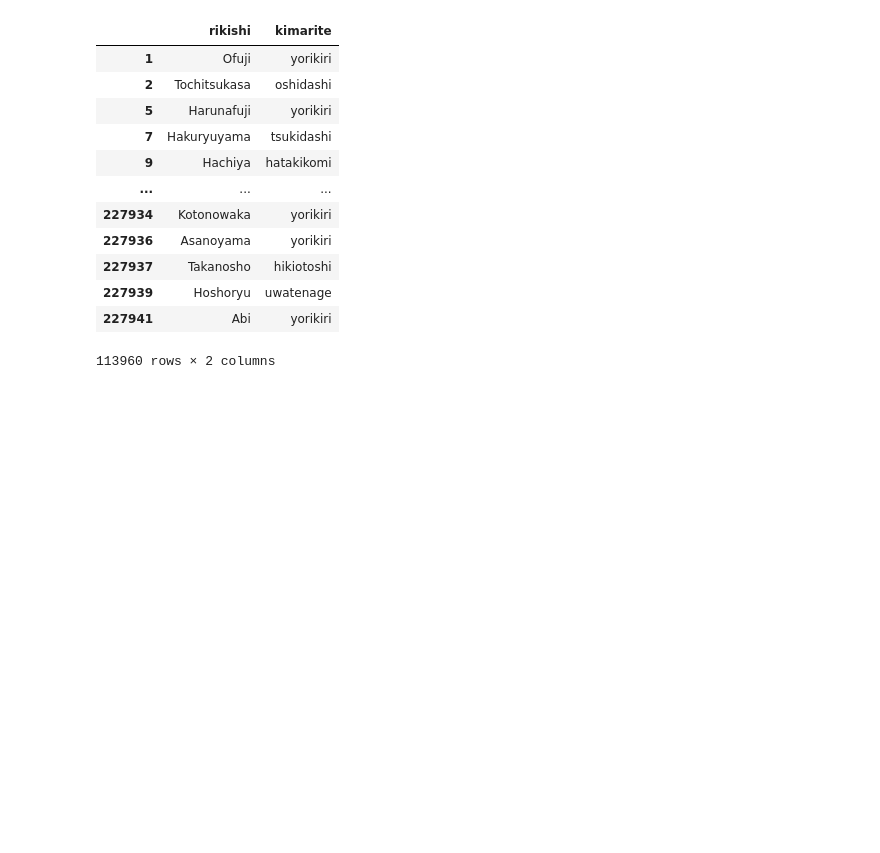
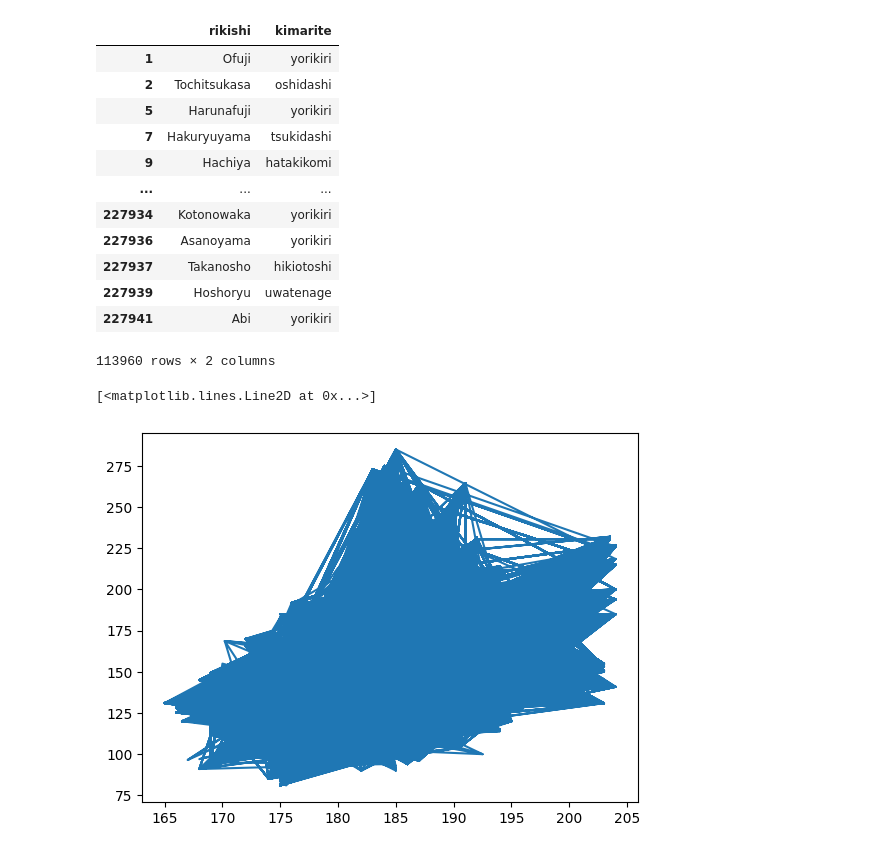
Before and after one commit to mjbrechner/sumo, a Jupyter notebook: Testing5.ipynb, the cells around one changed output. Cells and saved outputs as stored; diff of their text form; code cells hidden in the pictures; blank space fills up the shorter version.

```diff
--- a/Testing5.ipynb
+++ b/Testing5.ipynb
@@ -69,0 +72,5 @@ sumo_only_wins[["rikishi", "kimarite"]]
+# %%
+plt.plot(sumos["height"], sumos["weight"])
+# %% [output]
+[<matplotlib.lines.Line2D at 0x...>]
+[figure, added]
```
Also changed, not shown: parts of 2 cells of this notebook, 5 other files.
